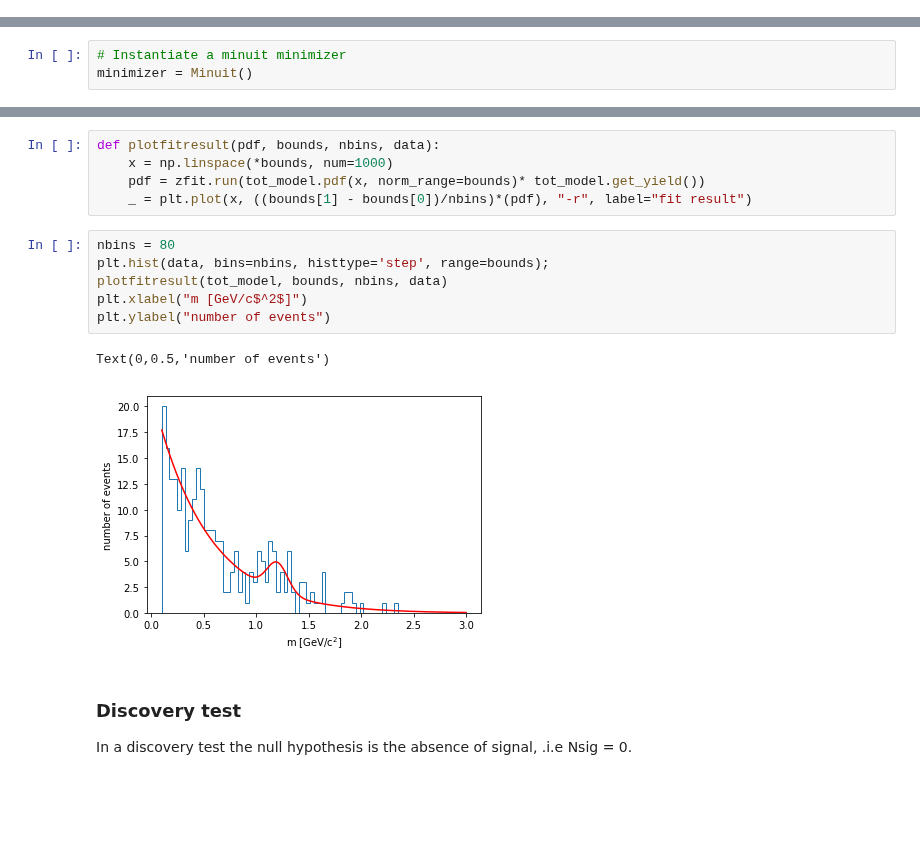
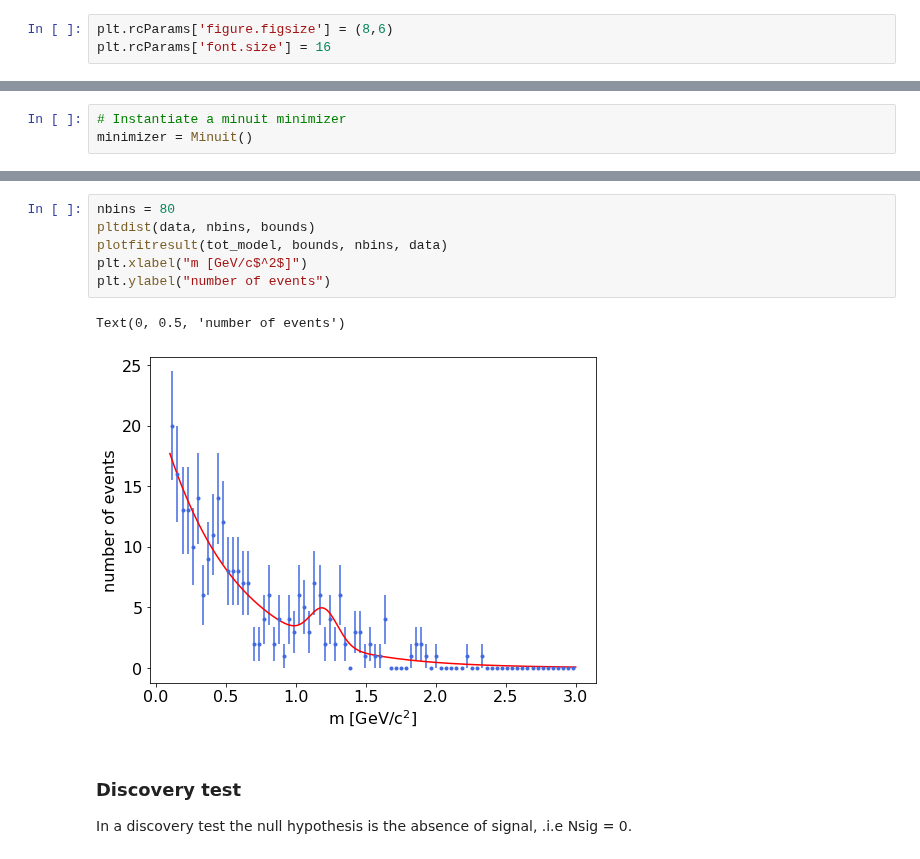
Before and after one commit to scikit-hep/hepstats, a Jupyter notebook: notebooks/hypotests/discovery_asy_zfit.ipynb, the cells around one changed output, grey strips where cells are left out. Cells and saved outputs as stored; diff of their text form; blank space fills up the shorter version.

```diff
--- a/notebooks/hypotests/discovery_asy_zfit.ipynb
+++ b/notebooks/hypotests/discovery_asy_zfit.ipynb
@@ -9,6 +12,9 @@ from zfit.minimize import Minuit
 from skstats.hypotests.calculators import AsymptoticCalculator
 from skstats.hypotests import Discovery
 from skstats.hypotests.parameters import POI
+# %%
+plt.rcParams['figure.figsize'] = (8,6)
+plt.rcParams['font.size'] = 16
 # %% [markdown]
 ### Fit of a Gaussian signal over an exponential background:
 # %%
@@ -68,19 +73,14 @@ Prefer Variable.assign which has equivalent behavior in 2.X.
 | 2 | Nsig | 19.4765 | 7.12433 |  |  | -20 | 271 | No |
 [interactive output not drawn]
-# %%
-def plotfitresult(pdf, bounds, nbins, data):
-    x = np.linspace(*bounds, num=1000)
-    pdf = zfit.run(tot_model.pdf(x, norm_range=bounds)* tot_model.get_yield())
-    _ = plt.plot(x, ((bounds[1] - bounds[0])/nbins)*(pdf), "-r", label="fit result")
 # %%
 nbins = 80
-plt.hist(data, bins=nbins, histtype='step', range=bounds);
+pltdist(data, nbins, bounds)
 plotfitresult(tot_model, bounds, nbins, data)
 plt.xlabel("m [GeV/c$^2$]")
 plt.ylabel("number of events")
 # %% [output]
-Text(0,0.5,'number of events')
+Text(0, 0.5, 'number of events')
-[figure, old version]
+[figure, new version]
 # %% [markdown]
 ### Discovery test
 
```
Also changed, not shown: parts of 7 cells of this notebook, 6 other files.
